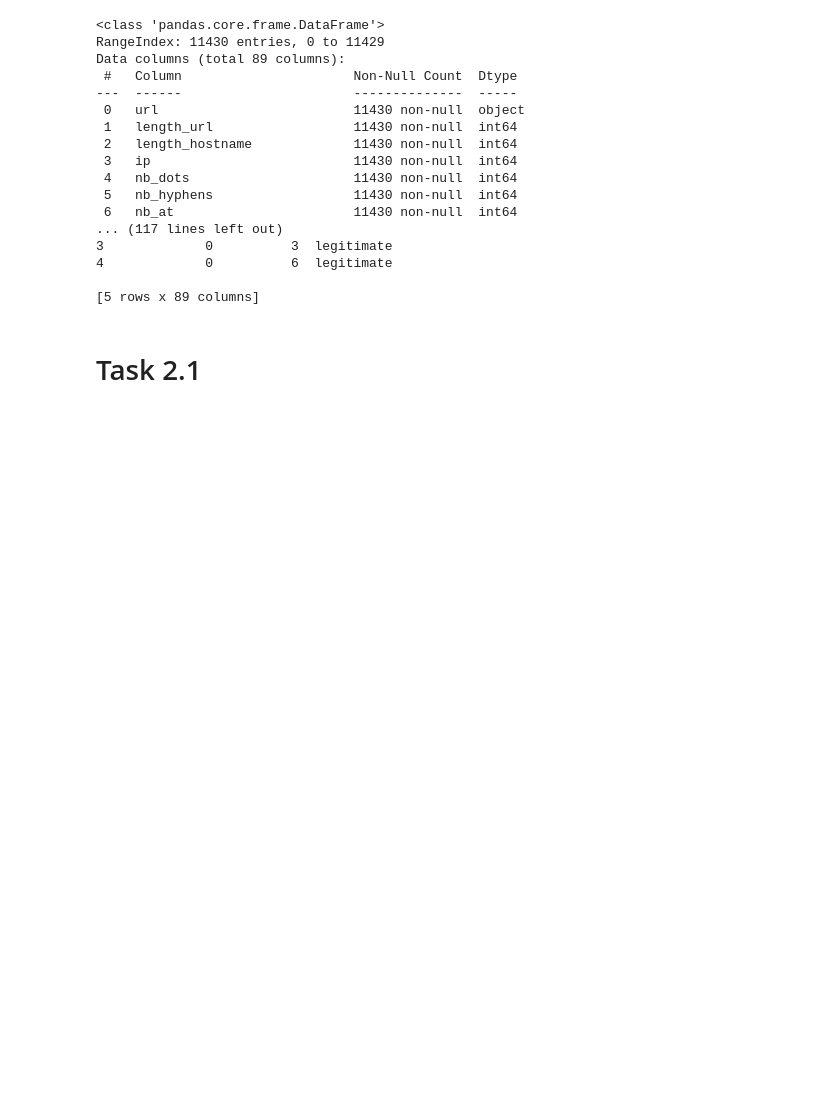
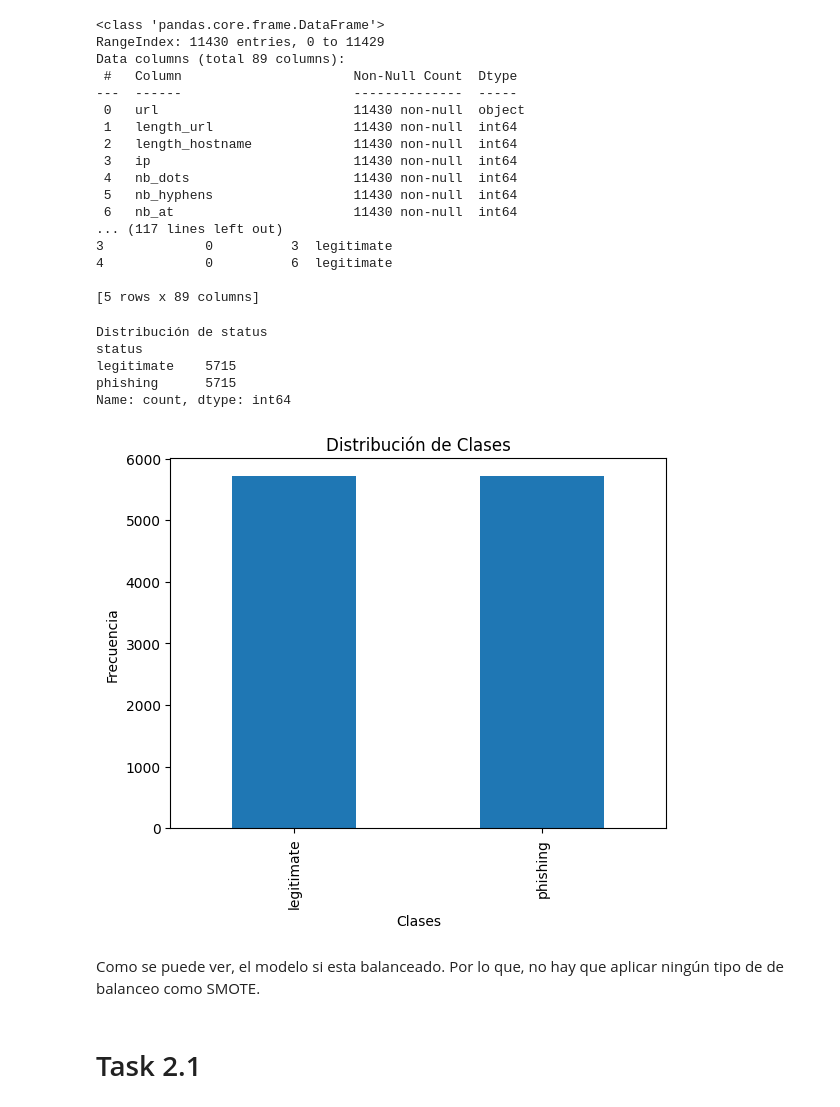
Before and after one commit to mar22266/LABORATORIOS-IA, a Jupyter notebook: Laboratorio01/lab1.ipynb, the cells around one changed output. Drawn from its saved outputs; the diff is of its cells as text; code cells hidden in the pictures; blank space fills up the shorter version.

Commit message:
FEAT: se implementó cambios en el Task 1 y se implementó la identificación de que el modelo si esta balanceado

```diff
--- a/Laboratorio01/lab1.ipynb
+++ b/Laboratorio01/lab1.ipynb
@@ -51,5 +52,27 @@ Data columns (total 89 columns):
 4             0          6  legitimate
 
 [5 rows x 89 columns]
+# %%
+status = phishing_data["status"].value_counts()
+
+print("Distribución de status")
+print(status)
+
+import matplotlib.pyplot as plt
+
+status.plot(kind="bar")
+plt.title("Distribución de Clases")
+plt.xlabel("Clases")
+plt.ylabel("Frecuencia")
+plt.show()
+# %% [output]
+Distribución de status
+status
+legitimate    5715
+phishing      5715
+Name: count, dtype: int64
+[figure, added]
+# %% [markdown]
+Como se puede ver, el modelo si esta balanceado. Por lo que, no hay que aplicar ningún tipo de de balanceo como SMOTE.
 # %%
 # Codificar la variable objetivo
```
Also changed, not shown: parts of 15 cells of this notebook.
